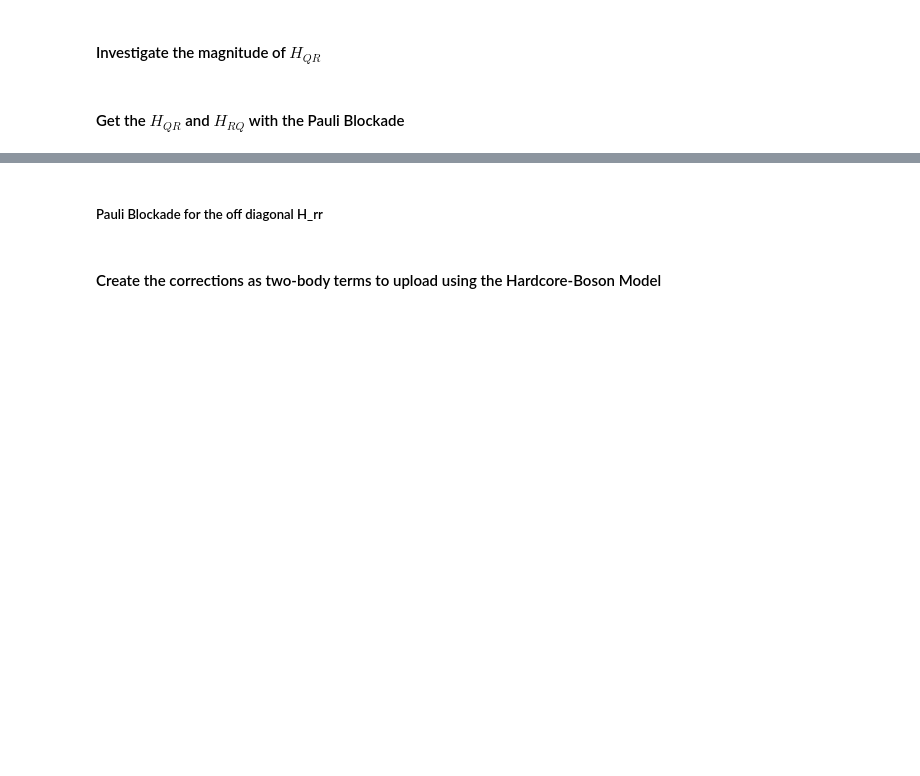
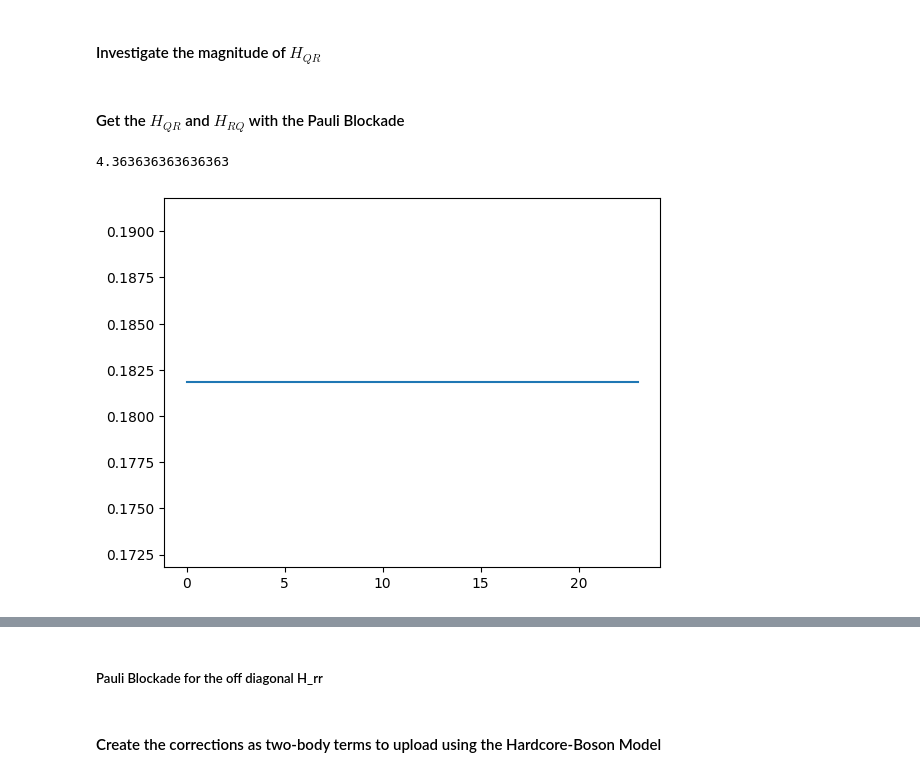
Before and after one commit to emacosta95/3rdQA4NSM, a Jupyter notebook: BrillouinWignerAnalysis.ipynb, the cells around one changed output, grey strips where cells are left out. Saved outputs shown, nothing was run; the diff lists cells and outputs as text; code cells hidden in the pictures; blank space fills up the shorter version.

```diff
--- a/BrillouinWignerAnalysis.ipynb
+++ b/BrillouinWignerAnalysis.ipynb
@@ -2502,6 +2517,20 @@ for idx_r,b in enumerate(QPC2body.rest_basis):
 #### Investigate the magnitude of $H_{QR}$
 # %% [markdown]
 #### Get the $H_{QR}$ and $H_{RQ}$ with the Pauli Blockade
+# %%
+full_density_quasiparticle=np.zeros(len(QPC.couples))
+full_density_hf=np.zeros(size_a+size_b)
+
+
+
+full_density_hf[:size_a]=((nparticles_a-2))/(size_a-1)
+full_density_hf[size_a:]=((nparticles_b-2))/(size_b-1)
+print(np.sum(full_density_hf))
+plt.plot(full_density_hf)
+plt.show()
+# %% [output]
+4.363636363636363
+[figure, added]
 # %%
 from scipy.sparse import lil_matrix,identity
 
```
Also changed, not shown: parts of 23 cells of this notebook, 6 other files.
